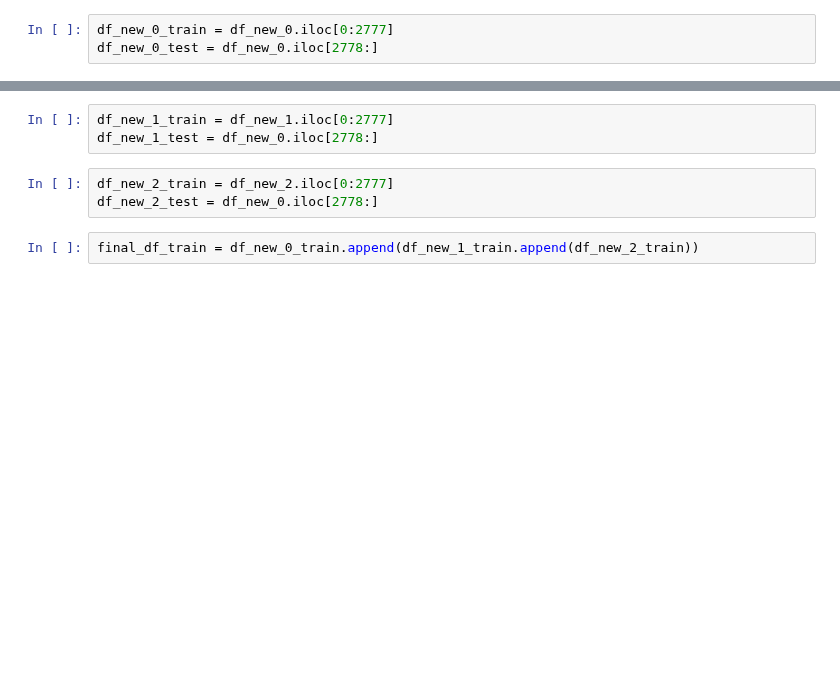
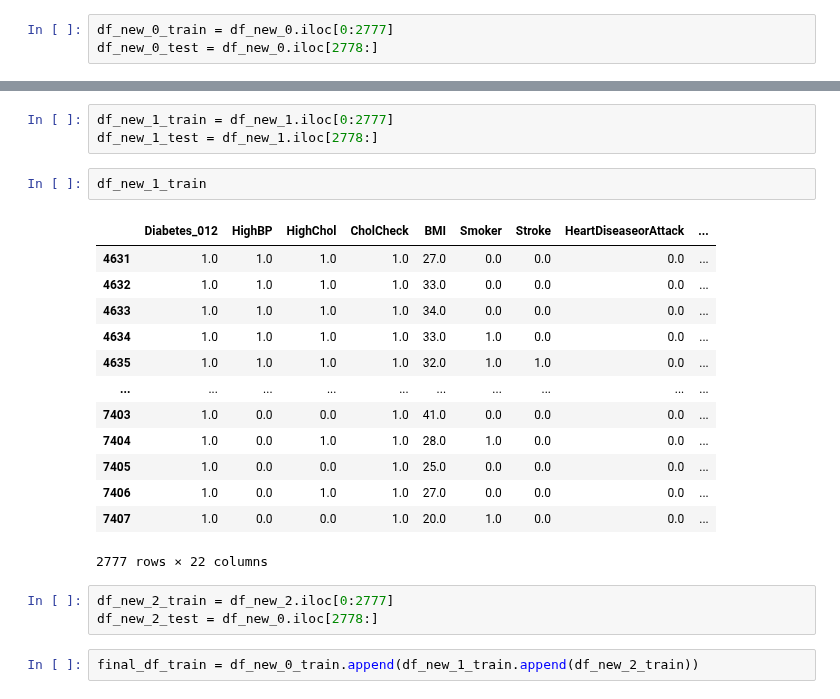
Before and after one commit to clumsyspeedboat/Decision-Tree-Neo4j, a Jupyter notebook: Dataset 4 - Diabetes/DatasetSplitter.ipynb, the cells around one changed output, grey strips where cells are left out. Saved outputs shown, nothing was run; the diff lists cells and outputs as text; blank space fills up the shorter version.

```diff
--- a/Dataset 4 - Diabetes/DatasetSplitter.ipynb
+++ b/Dataset 4 - Diabetes/DatasetSplitter.ipynb
@@ -77,6 +93,22 @@ df_new_0_test = df_new_0.iloc[2778:]
 # %%
 df_new_1_train = df_new_1.iloc[0:2777]
-df_new_1_test = df_new_0.iloc[2778:]
+df_new_1_test = df_new_1.iloc[2778:]
+# %%
+df_new_1_train
+# %% [output]
+|  | Diabetes_012 | HighBP | HighChol | CholCheck | BMI | Smoker | Stroke | HeartDiseaseorAttack | ... |
+| 4631 | 1.0 | 1.0 | 1.0 | 1.0 | 27.0 | 0.0 | 0.0 | 0.0 | ... |
+| 4632 | 1.0 | 1.0 | 1.0 | 1.0 | 33.0 | 0.0 | 0.0 | 0.0 | ... |
+| 4633 | 1.0 | 1.0 | 1.0 | 1.0 | 34.0 | 0.0 | 0.0 | 0.0 | ... |
+| 4634 | 1.0 | 1.0 | 1.0 | 1.0 | 33.0 | 1.0 | 0.0 | 0.0 | ... |
+| 4635 | 1.0 | 1.0 | 1.0 | 1.0 | 32.0 | 1.0 | 1.0 | 0.0 | ... |
+| ... | ... | ... | ... | ... | ... | ... | ... | ... | ... |
+| 7403 | 1.0 | 0.0 | 0.0 | 1.0 | 41.0 | 0.0 | 0.0 | 0.0 | ... |
+| 7404 | 1.0 | 0.0 | 1.0 | 1.0 | 28.0 | 1.0 | 0.0 | 0.0 | ... |
+| 7405 | 1.0 | 0.0 | 0.0 | 1.0 | 25.0 | 0.0 | 0.0 | 0.0 | ... |
+| 7406 | 1.0 | 0.0 | 1.0 | 1.0 | 27.0 | 0.0 | 0.0 | 0.0 | ... |
+| 7407 | 1.0 | 0.0 | 0.0 | 1.0 | 20.0 | 1.0 | 0.0 | 0.0 | ... |
+2777 rows × 22 columns
 # %%
 df_new_2_train = df_new_2.iloc[0:2777]
 df_new_2_test = df_new_0.iloc[2778:]
```
Also changed, not shown: parts of 3 cells of this notebook, 1 other file.
